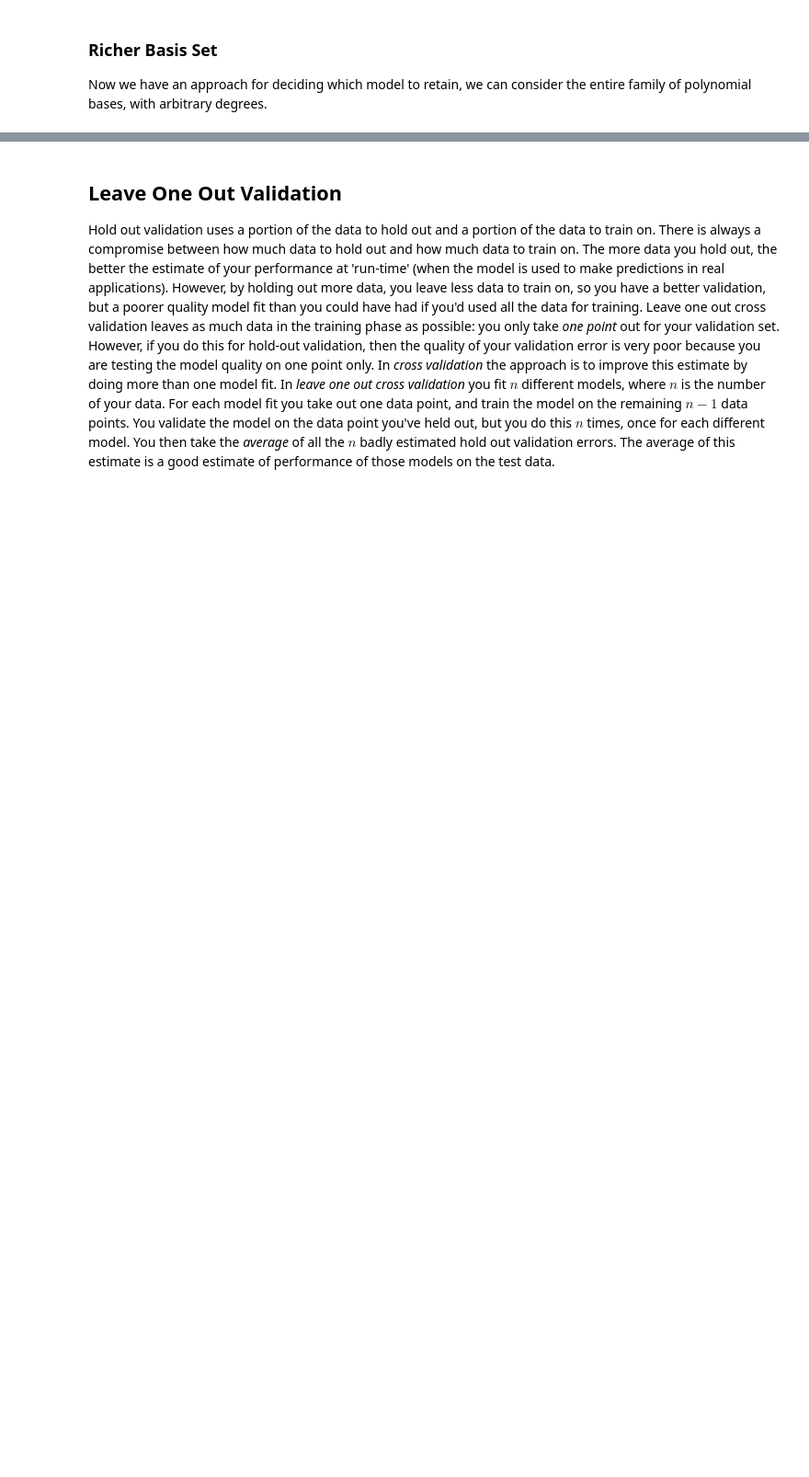
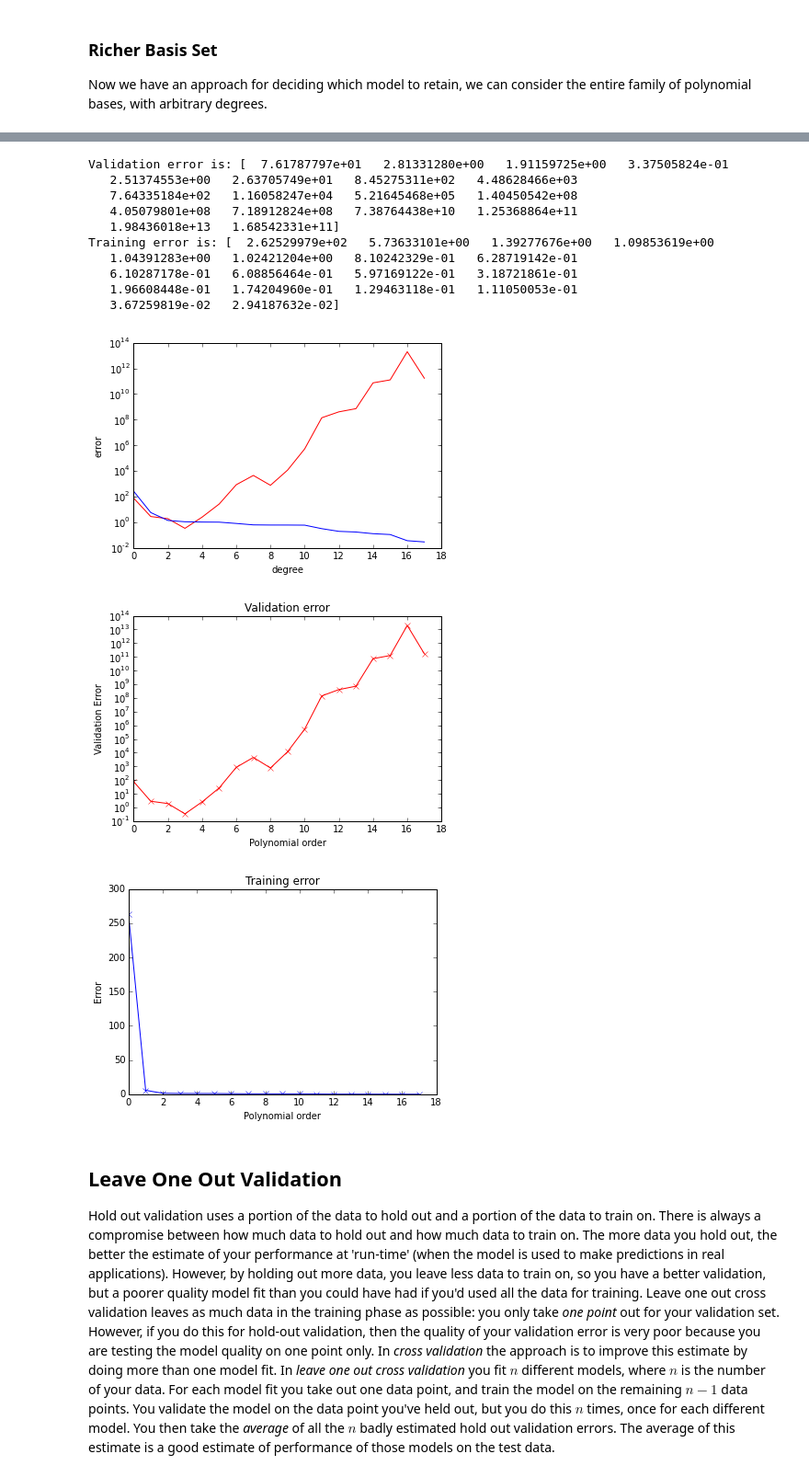
Before and after one commit to gpschool/dss15, a Jupyter notebook: model validation.ipynb, the cells around one changed output, grey strips where cells are left out. Shown at 92% size. Cells and saved outputs as stored; diff of their text form; code cells hidden in the pictures; blank space fills up the shorter version.

```diff
--- a/model validation.ipynb
+++ b/model validation.ipynb
@@ -208,3 +284,52 @@ train_err
+# %%
+
+loc = 1956.
+scale = 120.
+max_degree = 17
+degrees = np.arange(max_degree+1)
+train_err = np.zeros(max_degree+1)
+valid_err = np.zeros(max_degree+1)
+for i, degree in enumerate(degrees):
+    valid_err[i], train_err[i] = fit_and_valid(x_train, y_train, x_valid, y_valid,
+                                               basis=polynomial, degree=degree, loc=loc, scale=scale)
+
+import matplotlib.pyplot as plt
+plt.semilogy(degrees, valid_err, 'r')
+plt.semilogy(degrees, train_err, 'b')
+plt.xlabel('degree')
+plt.ylabel('error')
+
+plt.figure()
+plt.plot(degrees, valid_err, 'rx-')
+ax = plt.gca() # a handle to get the current axis
+ax.set_yscale('log')
+plt.title('Validation error')
+plt.xlabel('Polynomial order')
+plt.ylabel('Validation Error')
+print 'Validation error is:',valid_err
+
+plt.figure()
+plt.plot(degrees, train_err, 'bx-')
+ax = plt.gca() # a handle to get the current axis
+#ax.set_yscale('log')
+plt.title('Training error')
+plt.xlabel('Polynomial order')
+plt.ylabel('Error')
+print 'Training error is:',train_err
+# %% [output]
+Validation error is: [  7.61787797e+01   2.81331280e+00   1.91159725e+00   3.37505824e-01
+   2.51374553e+00   2.63705749e+01   8.45275311e+02   4.48628466e+03
+   7.64335184e+02   1.16058247e+04   5.21645468e+05   1.40450542e+08
+   4.05079801e+08   7.18912824e+08   7.38764438e+10   1.25368864e+11
+   1.98436018e+13   1.68542331e+11]
+Training error is: [  2.62529979e+02   5.73633101e+00   1.39277676e+00   1.09853619e+00
+   1.04391283e+00   1.02421204e+00   8.10242329e-01   6.28719142e-01
+   6.10287178e-01   6.08856464e-01   5.97169122e-01   3.18721861e-01
+   1.96608448e-01   1.74204960e-01   1.29463118e-01   1.11050053e-01
+   3.67259819e-02   2.94187632e-02]
+[figure, added]
+[figure, added]
+[figure, added]
 # %% [markdown]
 ## Leave One Out Validation
 
```
Also changed, not shown: parts of 21 cells of this notebook.
